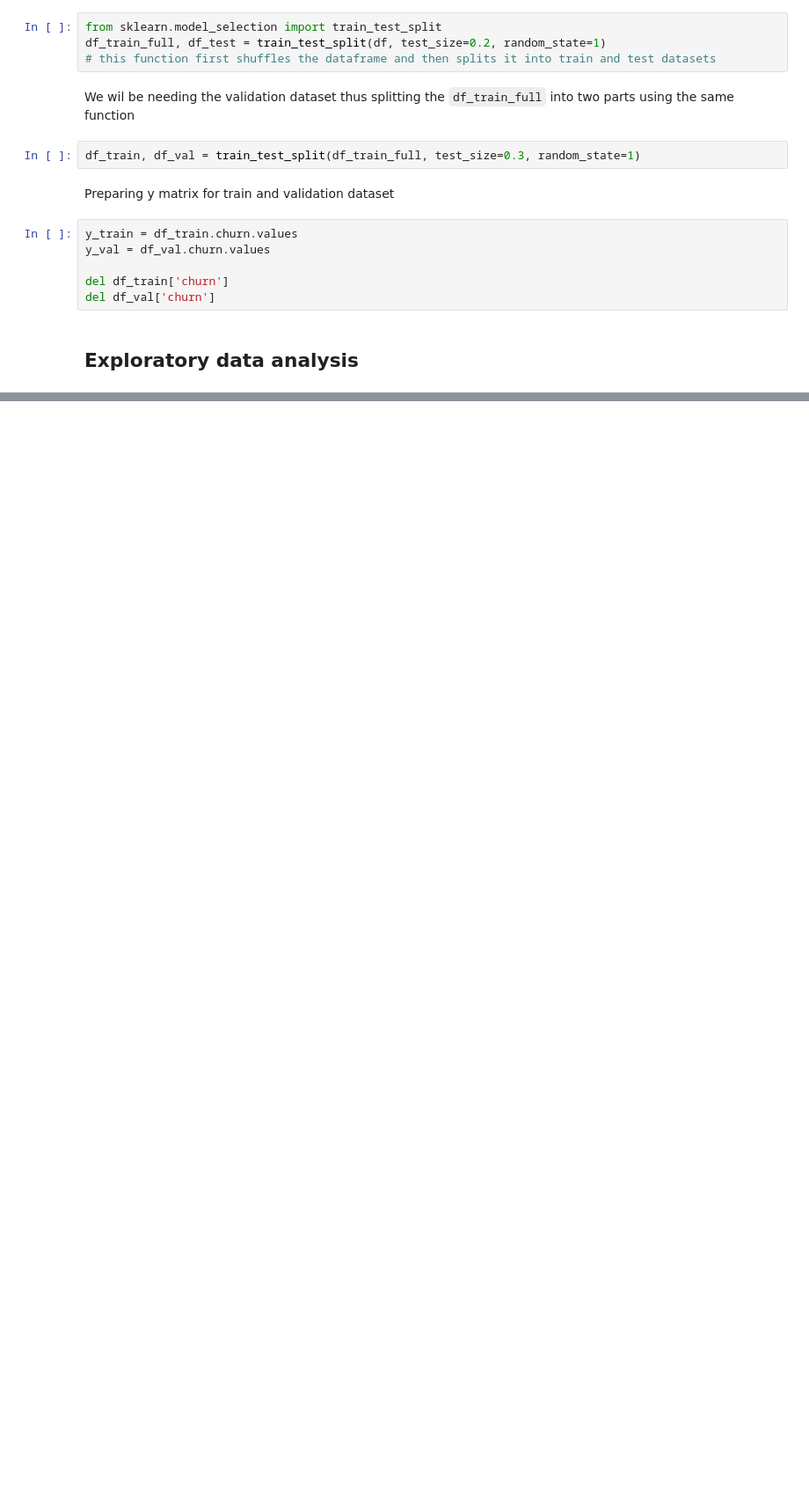
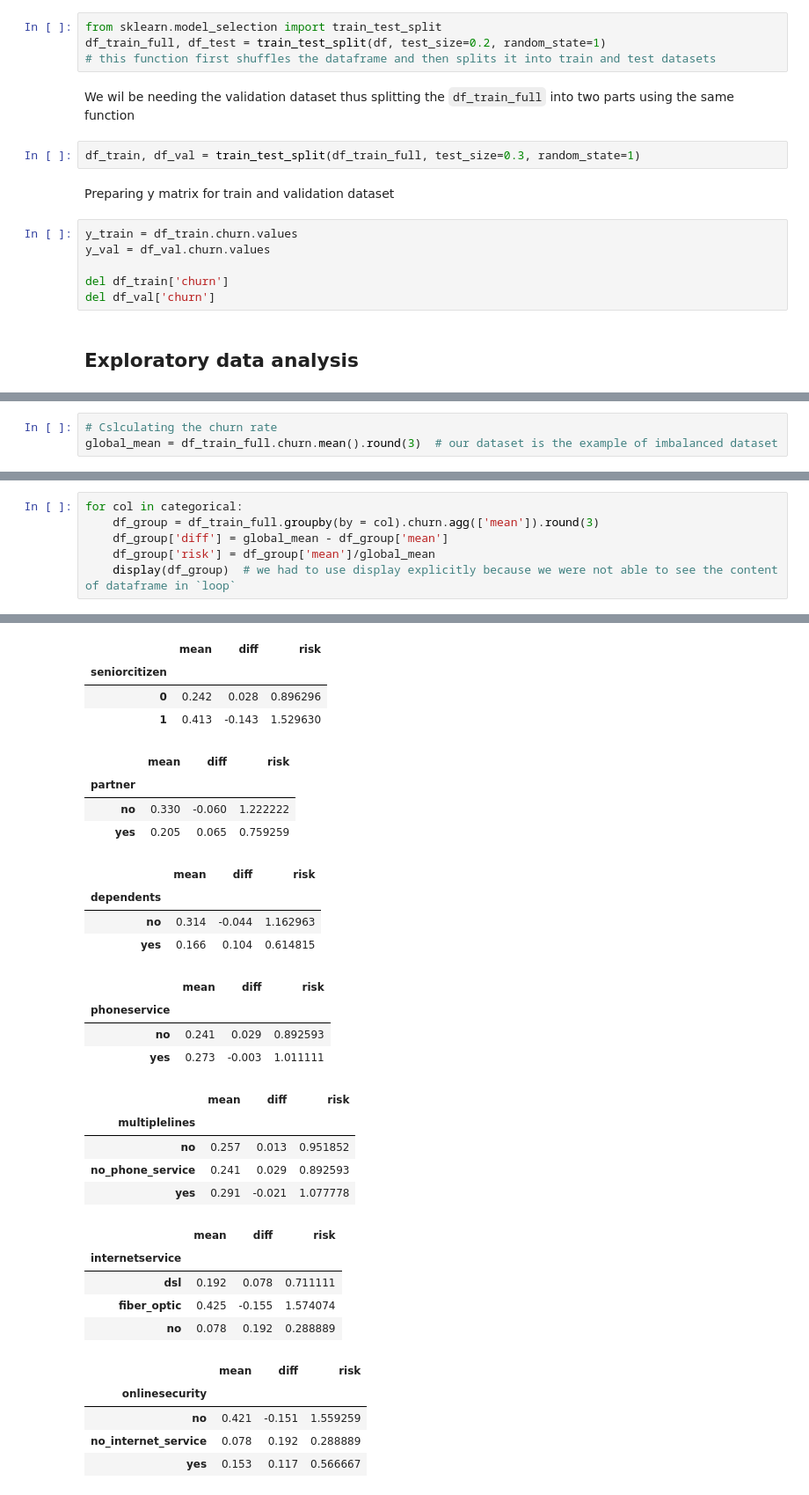
Before and after one commit to nandan-06/Churn-Prediction, a Jupyter notebook: churn_prediction.ipynb, the cells around one changed output, grey strips where cells are left out. Shown at 88% size. Saved outputs shown, nothing was run; the diff lists cells and outputs as text; blank space fills up the shorter version.

```diff
--- a/churn_prediction.ipynb
+++ b/churn_prediction.ipynb
@@ -166,0 +187,3 @@ del df_val['churn']
+# %%
+# Cslculating the churn rate
+global_mean = df_train_full.churn.mean().round(3)  # our dataset is the example of imbalanced dataset
@@ -166,0 +257,7 @@ del df_val['churn']
+# %%
+for col in categorical:
+    df_group = df_train_full.groupby(by = col).churn.agg(['mean']).round(3)
+    df_group['diff'] = global_mean - df_group['mean']
+    df_group['risk'] = df_group['mean']/global_mean
+    display(df_group)  # we had to use display explicitly because we were not able to see the content of dataframe in `loop`
+# %% [output]
@@ -166,0 +268,31 @@ del df_val['churn']
+|  | mean | diff | risk |
+| seniorcitizen |  |  |  |
+| 0 | 0.242 | 0.028 | 0.896296 |
+| 1 | 0.413 | -0.143 | 1.529630 |
+|  | mean | diff | risk |
+| partner |  |  |  |
+| no | 0.330 | -0.060 | 1.222222 |
+| yes | 0.205 | 0.065 | 0.759259 |
+|  | mean | diff | risk |
+| dependents |  |  |  |
+| no | 0.314 | -0.044 | 1.162963 |
+| yes | 0.166 | 0.104 | 0.614815 |
+|  | mean | diff | risk |
+| phoneservice |  |  |  |
+| no | 0.241 | 0.029 | 0.892593 |
+| yes | 0.273 | -0.003 | 1.011111 |
+|  | mean | diff | risk |
+| multiplelines |  |  |  |
+| no | 0.257 | 0.013 | 0.951852 |
+| no_phone_service | 0.241 | 0.029 | 0.892593 |
+| yes | 0.291 | -0.021 | 1.077778 |
+|  | mean | diff | risk |
+| internetservice |  |  |  |
+| dsl | 0.192 | 0.078 | 0.711111 |
+| fiber_optic | 0.425 | -0.155 | 1.574074 |
+| no | 0.078 | 0.192 | 0.288889 |
+|  | mean | diff | risk |
+| onlinesecurity |  |  |  |
+| no | 0.421 | -0.151 | 1.559259 |
+| no_internet_service | 0.078 | 0.192 | 0.288889 |
+| yes | 0.153 | 0.117 | 0.566667 |
```
Also changed, not shown: parts of 17 cells of this notebook.
